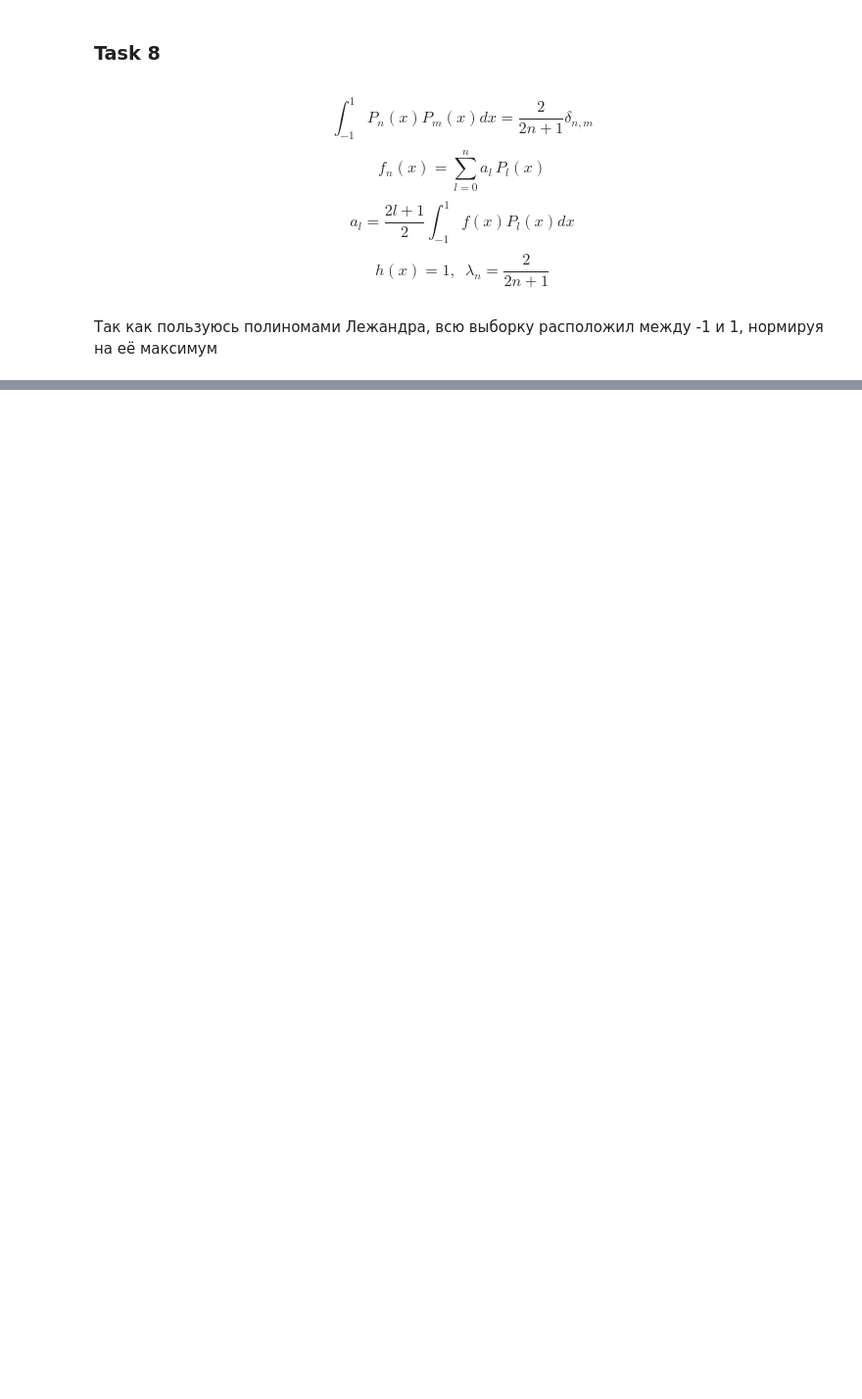
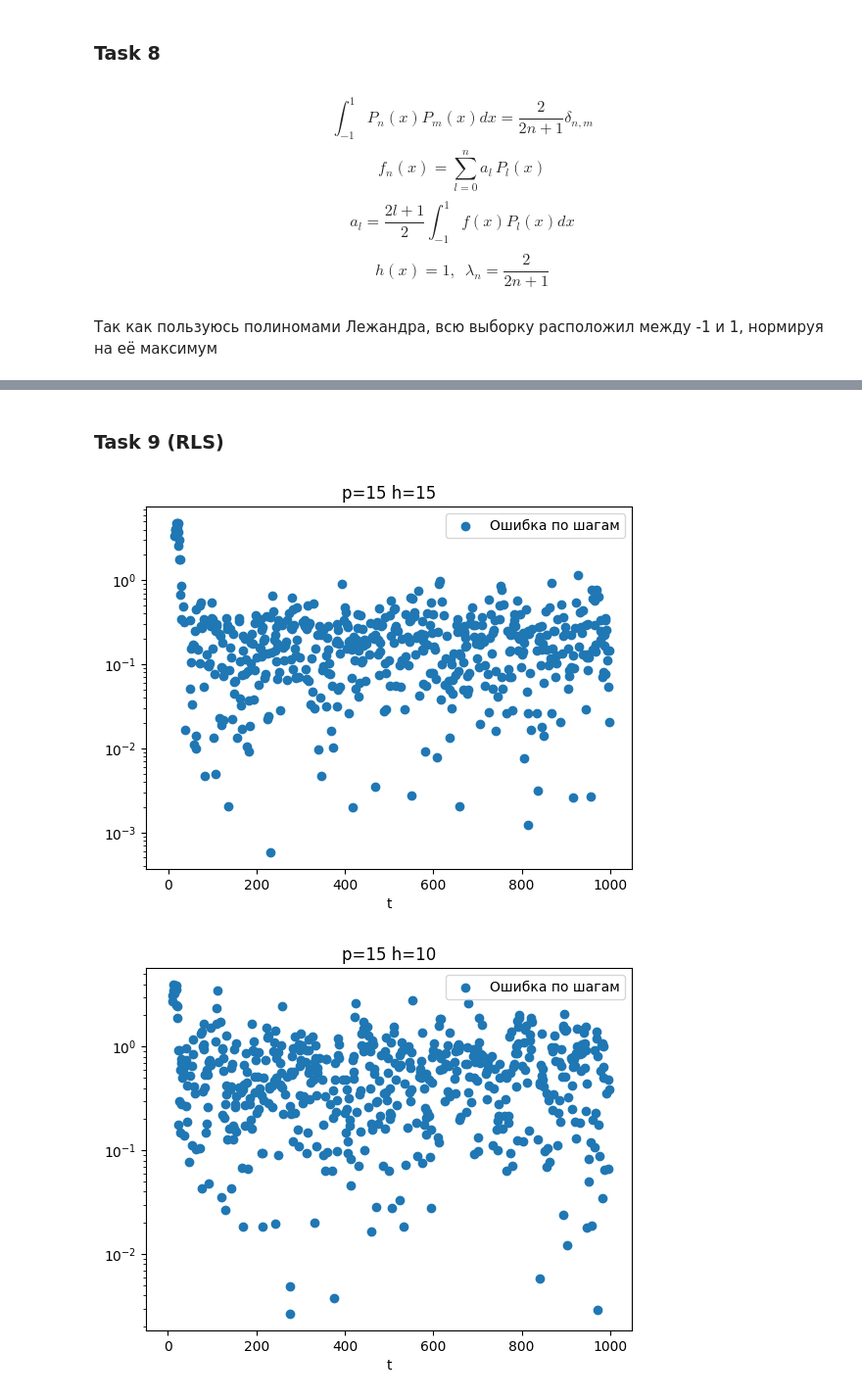
Before and after one commit to spacexerq/numerical_methods_2, a Jupyter notebook: inverse_tasks/release/report.ipynb, the cells around one changed output, grey strips where cells are left out. Shown at 98% size. Drawn from its saved outputs; the diff is of its cells as text; code cells hidden in the pictures; blank space fills up the shorter version.

Commit message:
report upadte

```diff
--- a/inverse_tasks/release/report.ipynb
+++ b/inverse_tasks/release/report.ipynb
@@ -109,0 +54,8 @@ report_slice_data_with_reg_dens()
+# %% [markdown]
+### Task 9 (RLS)
+# %%
+report_rls_diff_p(sigma=1e-1, h_len=15, p=15, l_loc=0.5, show_error=True, show_signal=False, show_result=True)
+report_rls_diff_l(sigma=1e-1, h_len=15, show_error=True, show_signal=False, show_result=True)
+# %% [output]
+[figure, added]
+[figure, added]
```
Also changed, not shown: parts of 19 cells of this notebook.
